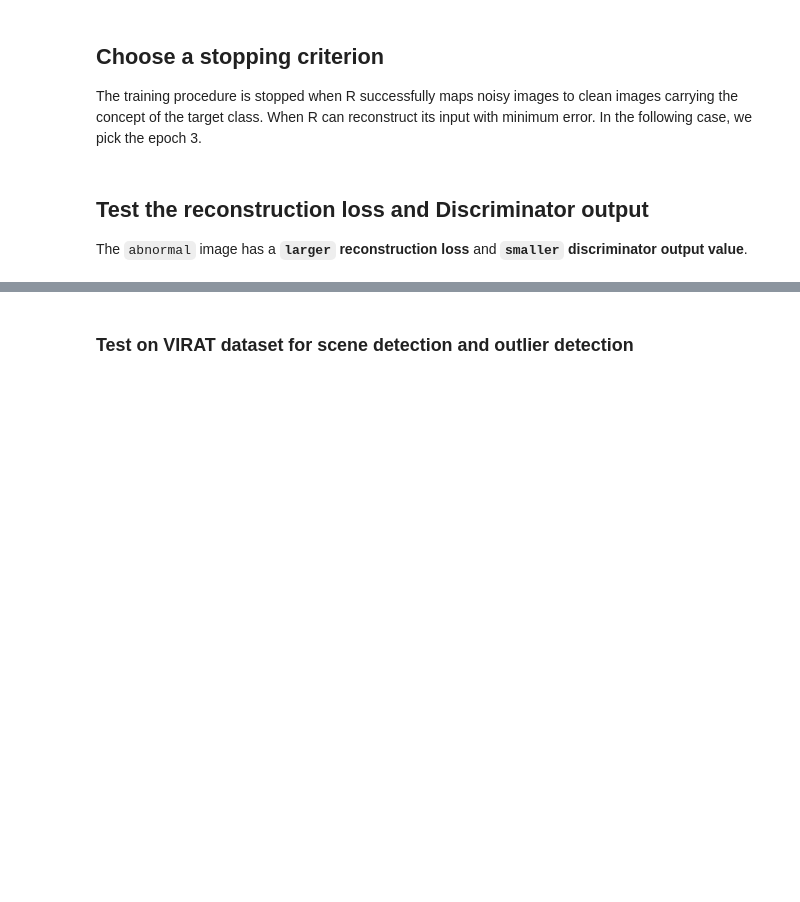
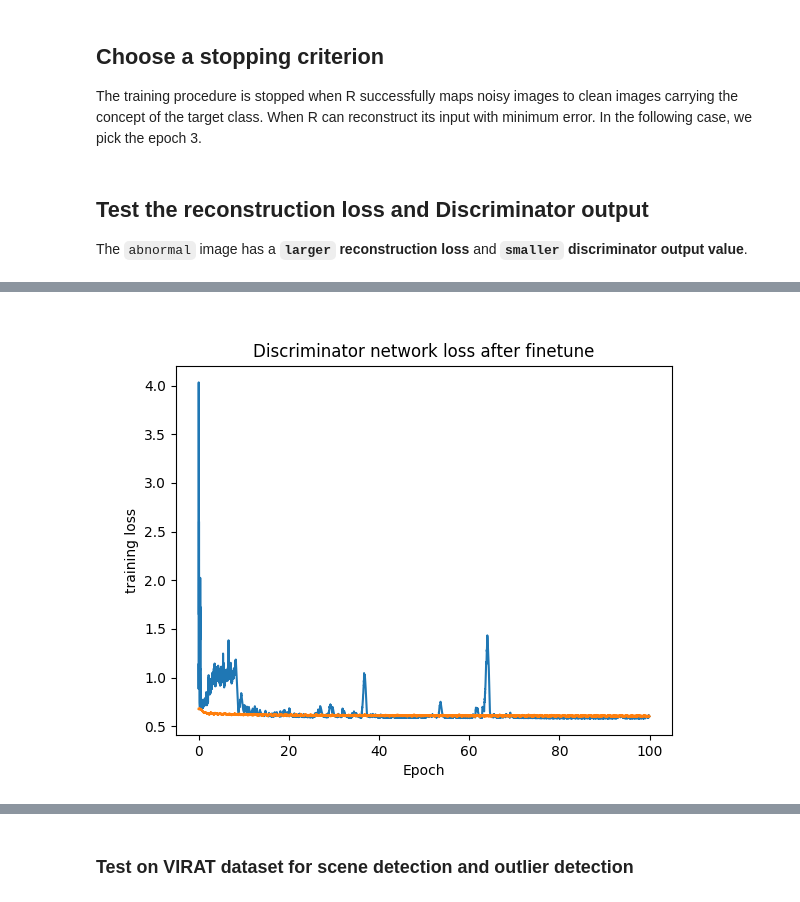
Before and after one commit to salmedina/ALOCC_Keras, a Jupyter notebook: Test ALOCC Model.ipynb, the cells around one changed output, grey strips where cells are left out. Saved outputs shown, nothing was run; the diff lists cells and outputs as text; code cells hidden in the pictures; blank space fills up the shorter version.

```diff
--- a/Test ALOCC Model.ipynb
+++ b/Test ALOCC Model.ipynb
@@ -116 +116,6 @@ displayImage(filename='plot_g_recon_losses.png')
+# %%
+from IPython.display import Image as displayImage
+displayImage(filename='plot_d_finetune_losses.png')
+# %% [output]
+[figure, added]
 # %%
```
Also changed, not shown: parts of 6 cells of this notebook, 4 other files.
